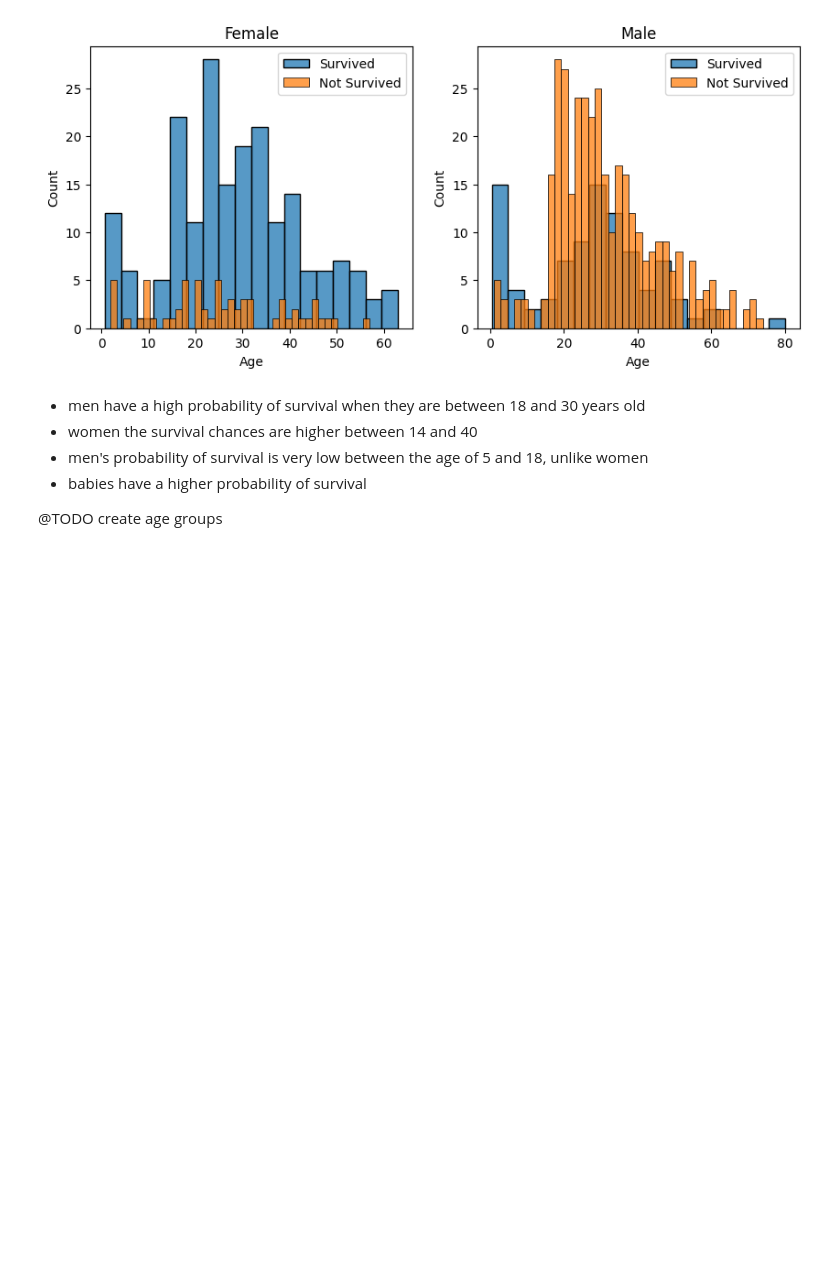
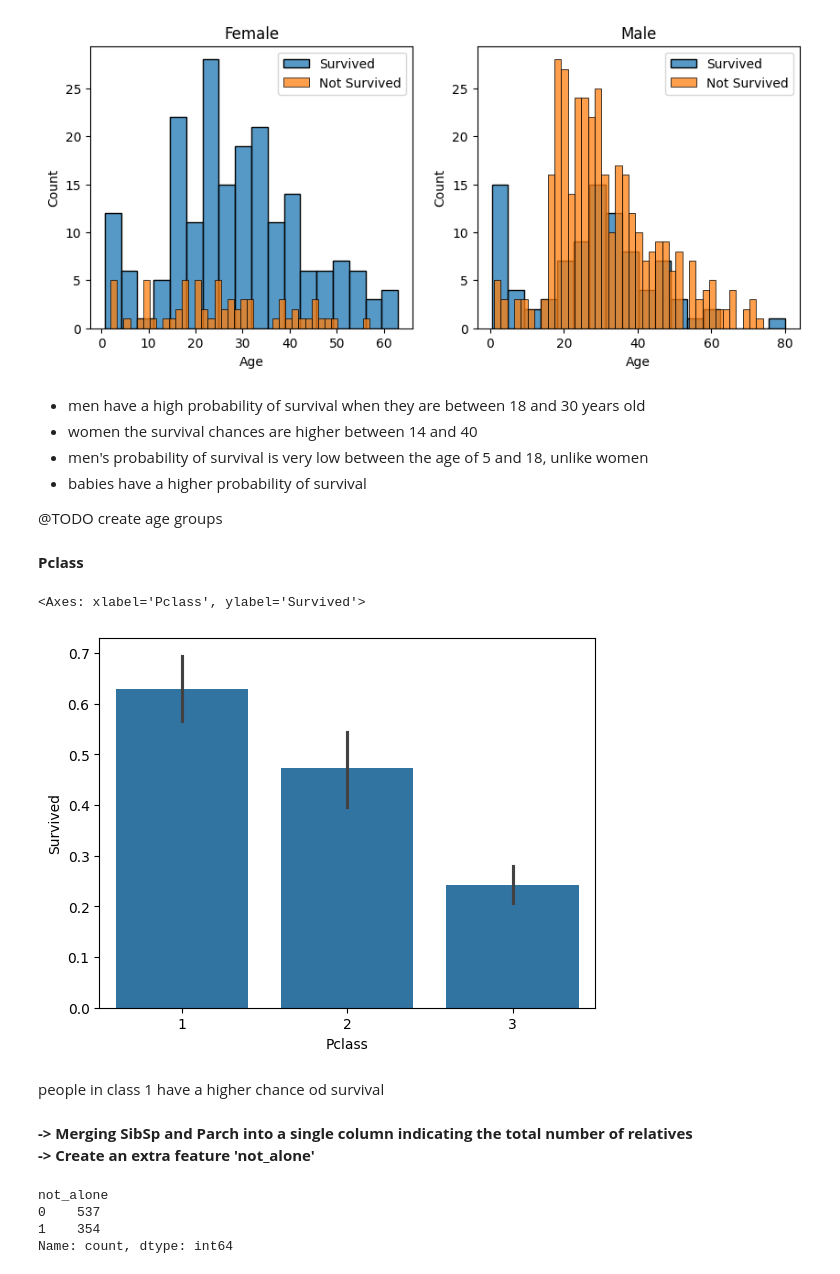
Before and after one commit to nourhan031/Titanic-Survival-Prediction, a Jupyter notebook: main.ipynb, the cells around one changed output. Cells and saved outputs as stored; diff of their text form; code cells hidden in the pictures; blank space fills up the shorter version.

```diff
--- a/main.ipynb
+++ b/main.ipynb
@@ -141,3 +151,26 @@ plt.show()
 </ul>
 
 @TODO create age groups
+# %% [markdown]
+**Pclass**
+# %%
+sns.barplot(x='Pclass', y='Survived', data=copy_data)
+# %% [output]
+<Axes: xlabel='Pclass', ylabel='Survived'>
+[figure, added]
+# %% [markdown]
+people in class 1 have a higher chance od survival
+# %% [markdown]
+**-> Merging SibSp and Parch into a single column indicating the total number of relatives**<br>
+**-> Create an extra feature 'not_alone'**
+# %%
+copy_data['relatives'] = copy_data['SibSp'] + copy_data['Parch']
+
+copy_data['not_alone'] = (copy_data['relatives'] > 0).astype(int)
+
+print(copy_data['not_alone'].value_counts())
+# %% [output]
+not_alone
+0    537
+1    354
+Name: count, dtype: int64
```
Also changed, not shown: parts of 52 cells of this notebook.
